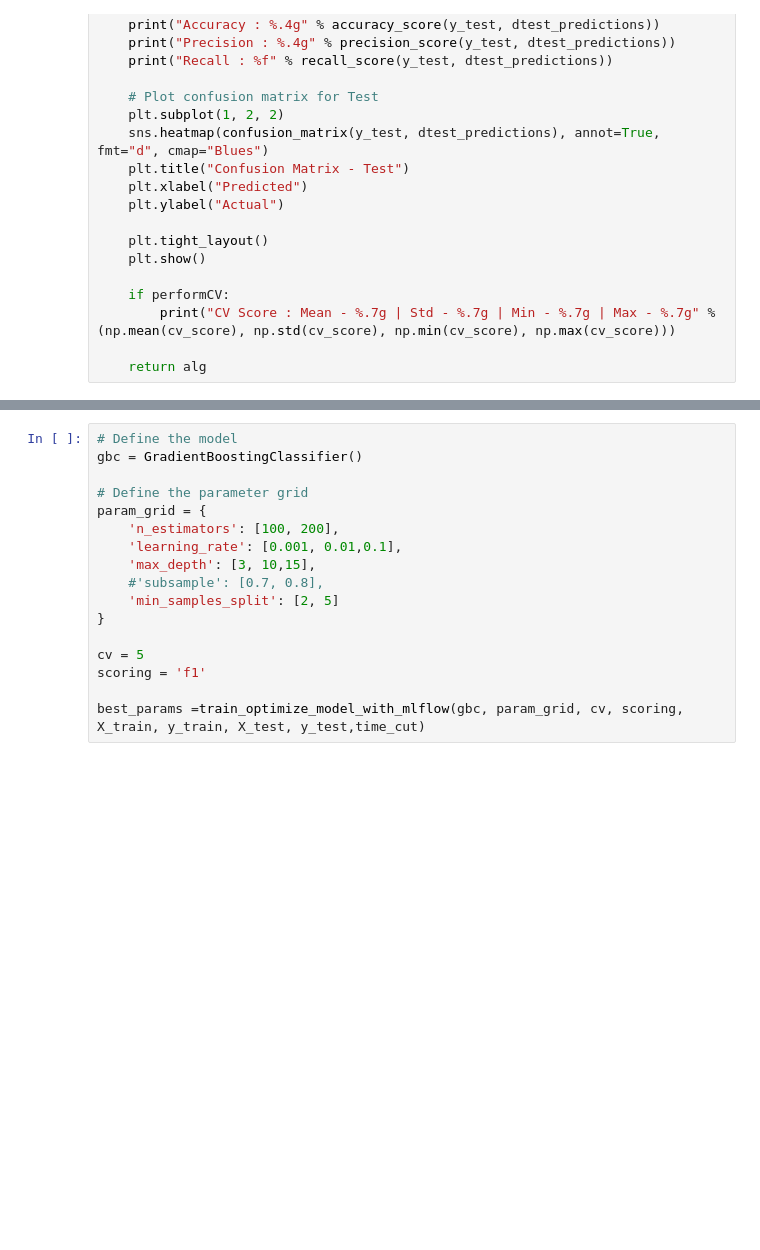
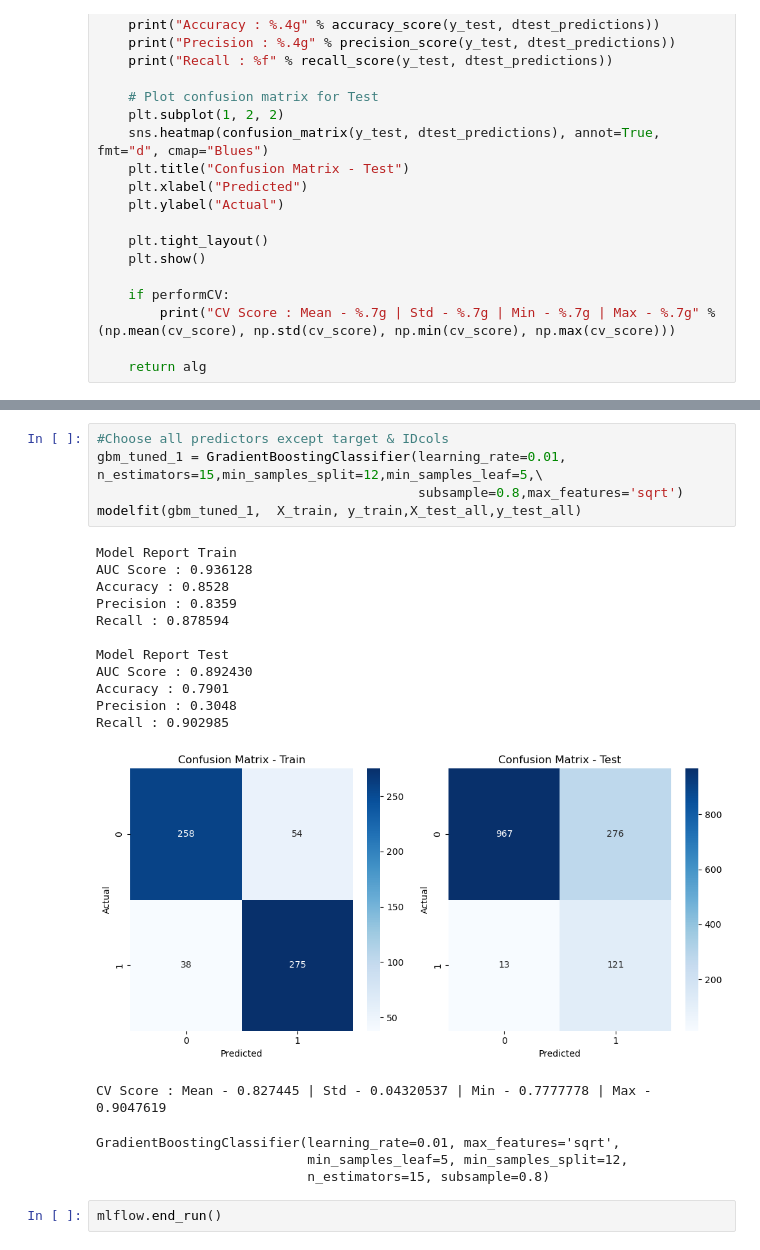
Before and after one commit to douglas-dm9/rumour-detection-gnn, a Jupyter notebook: GradientBoostingClassifier.ipynb, the cells around one changed output, grey strips where cells are left out. Saved outputs shown, nothing was run; the diff lists cells and outputs as text; blank space fills up the shorter version.

```diff
--- a/GradientBoostingClassifier.ipynb
+++ b/GradientBoostingClassifier.ipynb
@@ -371,17 +301,24 @@ def train_optimize_model_with_mlflow(model, param_grid, cv, scoring, X_train, y_
-# %%
-# Define the model
-gbc = GradientBoostingClassifier()
-
-# Define the parameter grid
-param_grid = {
-    'n_estimators': [100, 200],
-    'learning_rate': [0.001, 0.01,0.1],
-    'max_depth': [3, 10,15],
-    #'subsample': [0.7, 0.8],
-    'min_samples_split': [2, 5]
-}
-
-cv = 5
-scoring = 'f1'
-
-best_params =train_optimize_model_with_mlflow(gbc, param_grid, cv, scoring, X_train, y_train, X_test, y_test,time_cut)
+# %%
+#Choose all predictors except target & IDcols
+gbm_tuned_1 = GradientBoostingClassifier(learning_rate=0.01, n_estimators=15,min_samples_split=12,min_samples_leaf=5,\
+                                         subsample=0.8,max_features='sqrt')
+modelfit(gbm_tuned_1,  X_train, y_train,X_test_all,y_test_all)
+# %% [output]
+Model Report Train
+AUC Score : 0.936128
+Accuracy : 0.8528
+Precision : 0.8359
+Recall : 0.878594
+
+Model Report Test
+AUC Score : 0.892430
+Accuracy : 0.7901
+Precision : 0.3048
+Recall : 0.902985
+[figure, added]
+CV Score : Mean - 0.827445 | Std - 0.04320537 | Min - 0.7777778 | Max - 0.9047619
+GradientBoostingClassifier(learning_rate=0.01, max_features='sqrt',
+                           min_samples_leaf=5, min_samples_split=12,
+                           n_estimators=15, subsample=0.8)
+# %%
+mlflow.end_run()
```
Also changed, not shown: parts of 35 cells of this notebook, 12 other files.
